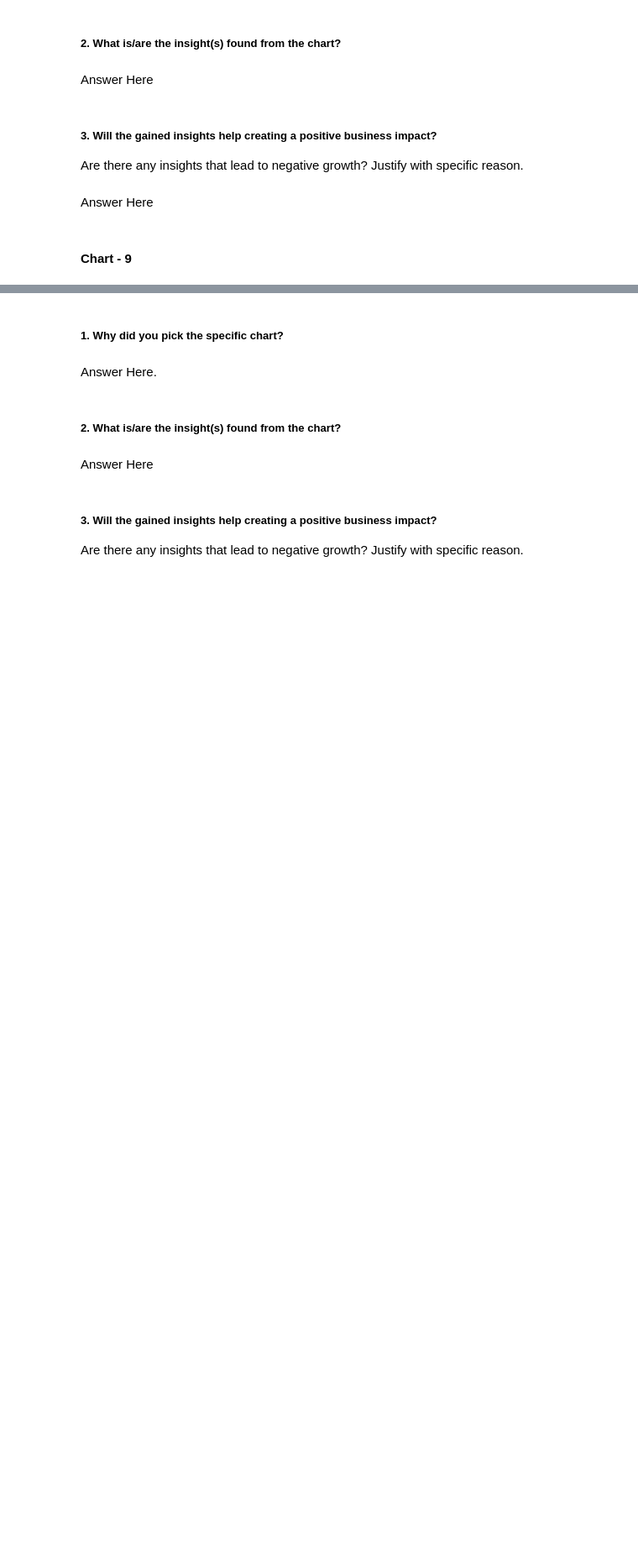
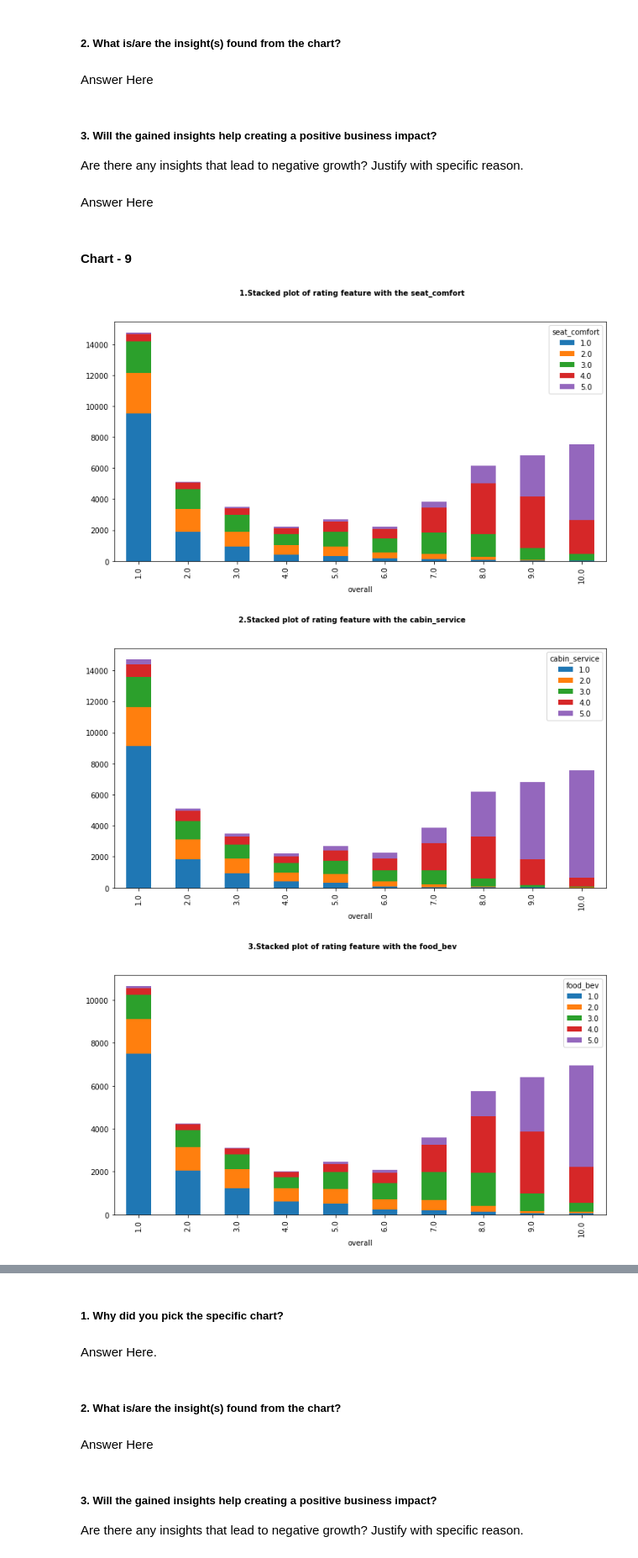
Before and after one commit to meenubenny/Airline_Passenger_Referral_Prediction, a Jupyter notebook: MeenuBenny_Airline_Passenger_Referral_Prediction_capston_project.ipynb, the cells around one changed output, grey strips where cells are left out. Shown at 84% size. Cells and saved outputs as stored; diff of their text form; code cells hidden in the pictures; blank space fills up the shorter version.

```diff
--- a/MeenuBenny_Airline_Passenger_Referral_Prediction_capston_project.ipynb
+++ b/MeenuBenny_Airline_Passenger_Referral_Prediction_capston_project.ipynb
@@ -591,0 +604,13 @@ Answer Here
+# %%
+# Chart - 9 visualization code
+# Get Stacked plot of rating features
+a = ['seat_comfort','cabin_service','food_bev','entertainment', 'ground_service', 'value_for_money'] #review_features
+for i in a:
+  x = df.groupby([df['overall']])
+  x[i].value_counts().unstack().plot(kind= 'bar',stacked = True, figsize=(12,6))
+  plt.suptitle(f'{a.index(i)+1}.Stacked plot of rating feature with the {i}',fontsize=10,fontweight='bold')
+  plt.show()
+# %% [output]
+[figure, added]
+[figure, added]
+[figure, added]
```
Also changed, not shown: parts of 7 cells of this notebook.
